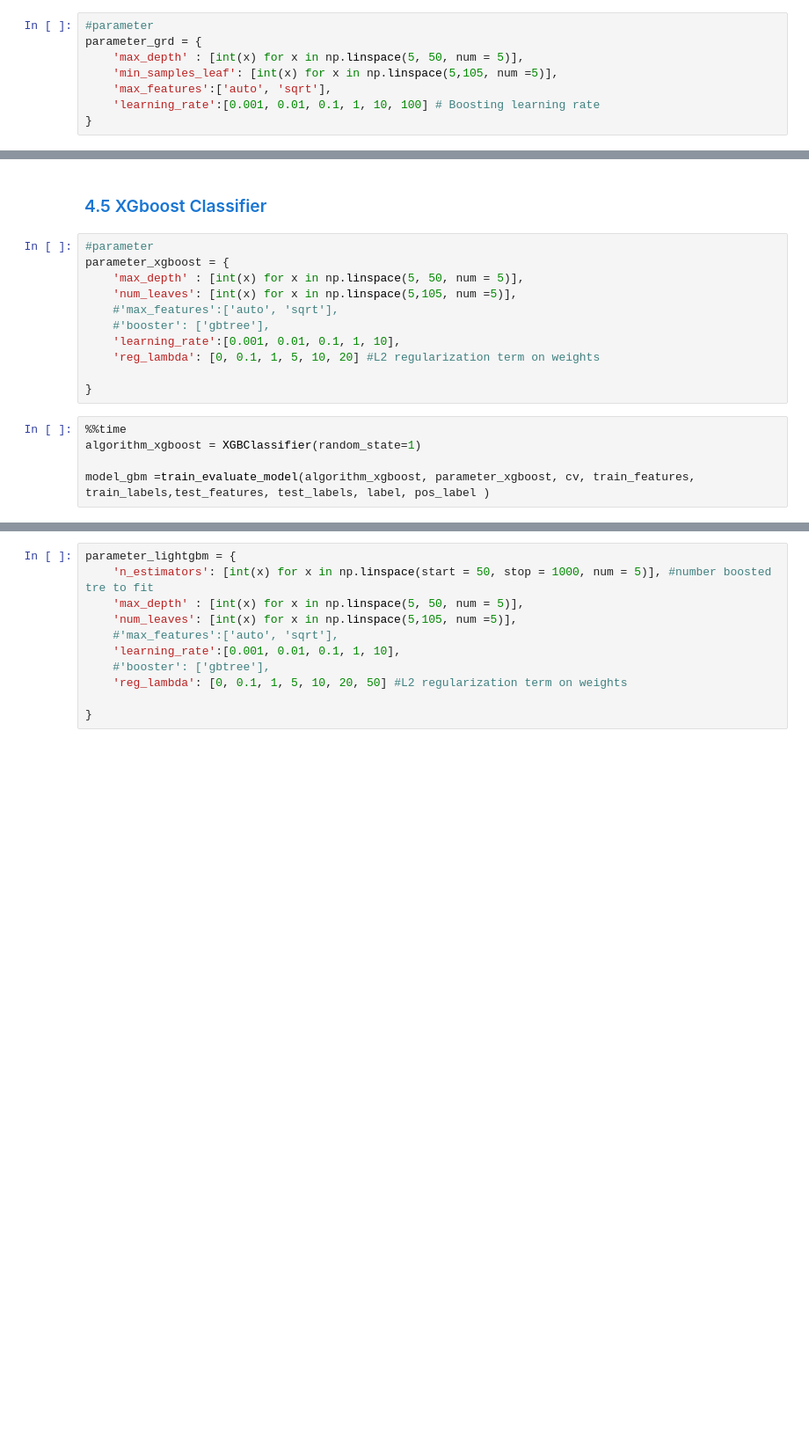
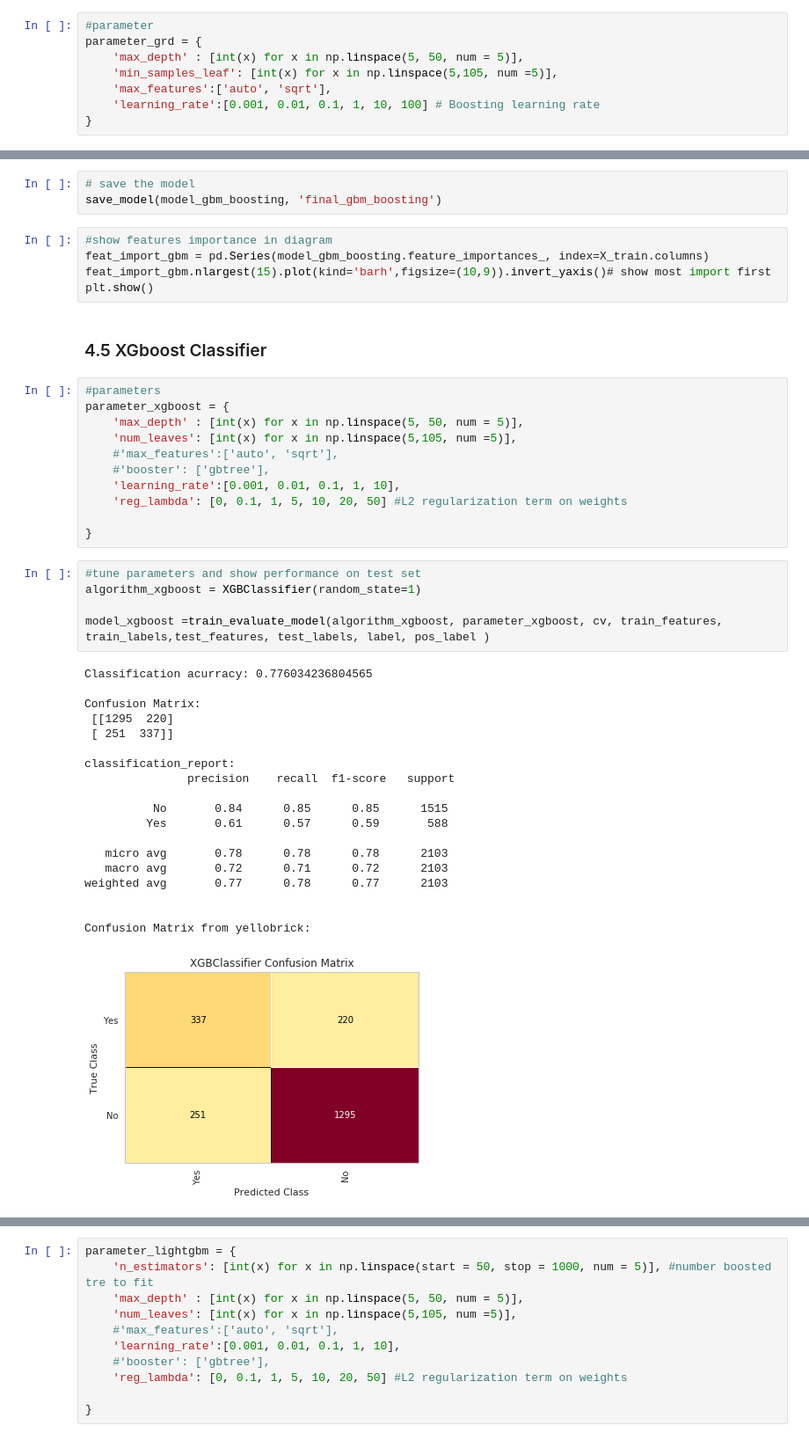
Before and after one commit to glingden/Customer-Churn-Prediction, a Jupyter notebook: Customer_churn_prediction.ipynb, the cells around one changed output, grey strips where cells are left out. Shown at 88% size. Cells and saved outputs as stored; diff of their text form; blank space fills up the shorter version.

```diff
--- a/Customer_churn_prediction.ipynb
+++ b/Customer_churn_prediction.ipynb
@@ -868,21 +884,49 @@ Confusion Matrix from yellobrick:
 [figure]
 CPU times: user 2h 12min 22s, sys: 15.2 s, total: 2h 12min 38s
 Wall time: 2h 12min 51s
+# %%
+# save the model
+save_model(model_gbm_boosting, 'final_gbm_boosting')
+# %%
+#show features importance in diagram
+feat_import_gbm = pd.Series(model_gbm_boosting.feature_importances_, index=X_train.columns)
+feat_import_gbm.nlargest(15).plot(kind='barh',figsize=(10,9)).invert_yaxis()# show most import first
+plt.show()
 # %% [markdown]
-### <a href="#modelxgb" style="text-decoration:none ">4.5 XGboost Classifier</a> <br>
+### <a  id="modelxgb" style="text-decoration:none ">4.5 XGboost Classifier</a> <br>
 # %%
-#parameter
+#parameters
 parameter_xgboost = {
     'max_depth' : [int(x) for x in np.linspace(5, 50, num = 5)],
     'num_leaves': [int(x) for x in np.linspace(5,105, num =5)],
     #'max_features':['auto', 'sqrt'],
     #'booster': ['gbtree'],
     'learning_rate':[0.001, 0.01, 0.1, 1, 10],
-    'reg_lambda': [0, 0.1, 1, 5, 10, 20] #L2 regularization term on weights
+    'reg_lambda': [0, 0.1, 1, 5, 10, 20, 50] #L2 regularization term on weights
 
 }
 # %%
-%%time
+#tune parameters and show performance on test set
 algorithm_xgboost = XGBClassifier(random_state=1)
 
-model_gbm =train_evaluate_model(algorithm_xgboost, parameter_xgboost, cv, train_features, train_labels,test_features, test_labels, label, pos_label )
+model_xgboost =train_evaluate_model(algorithm_xgboost, parameter_xgboost, cv, train_features, train_labels,test_features, test_labels, label, pos_label )
+# %% [output]
+Classification acurracy: 0.776034236804565
+
+Confusion Matrix:
+ [[1295  220]
+ [ 251  337]]
+
+classification_report:
+               precision    recall  f1-score   support
+
+          No       0.84      0.85      0.85      1515
+         Yes       0.61      0.57      0.59       588
+
+   micro avg       0.78      0.78      0.78      2103
+   macro avg       0.72      0.71      0.72      2103
+weighted avg       0.77      0.78      0.77      2103
+
+
+Confusion Matrix from yellobrick:
+[figure, added]
```
Also changed, not shown: parts of 37 cells of this notebook.
